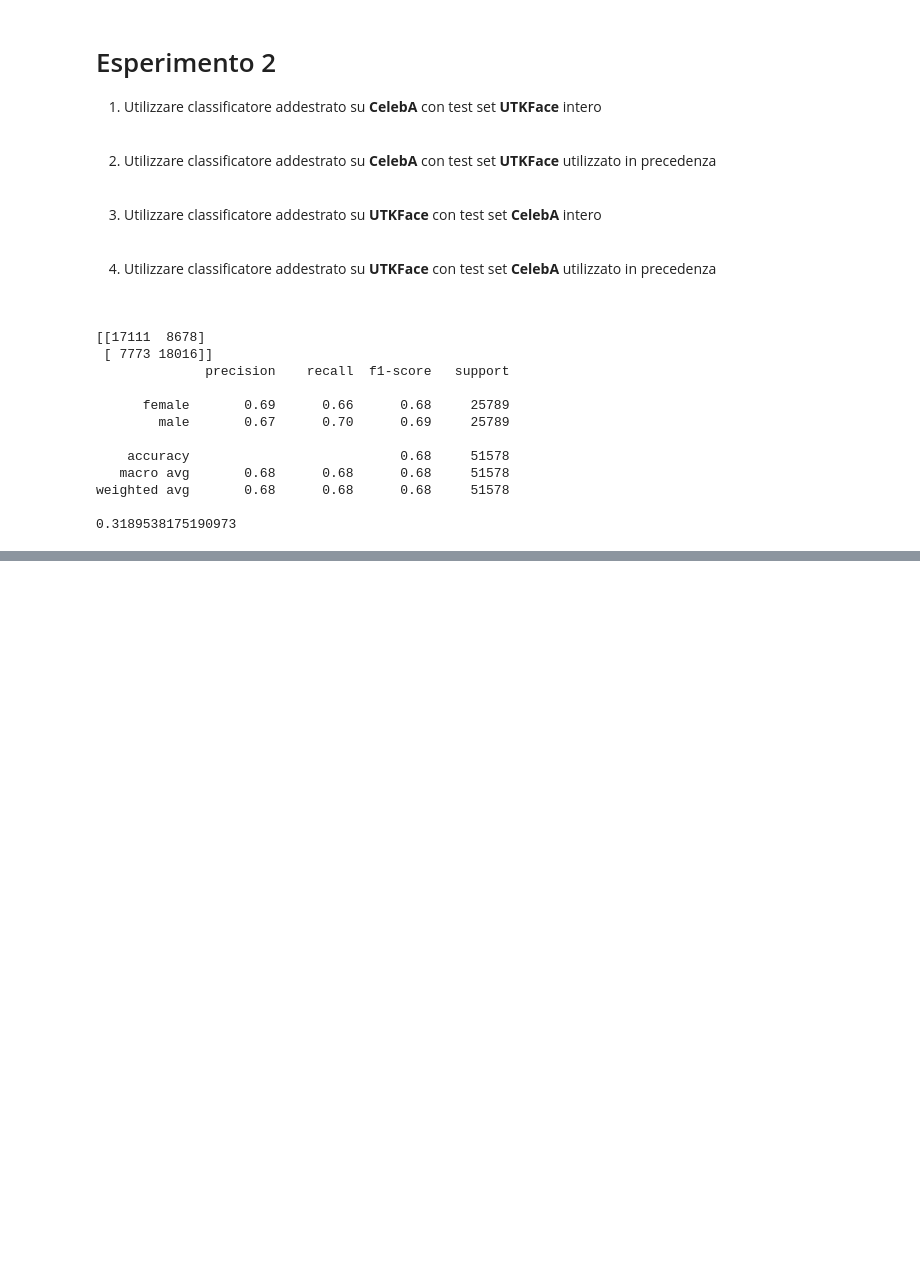
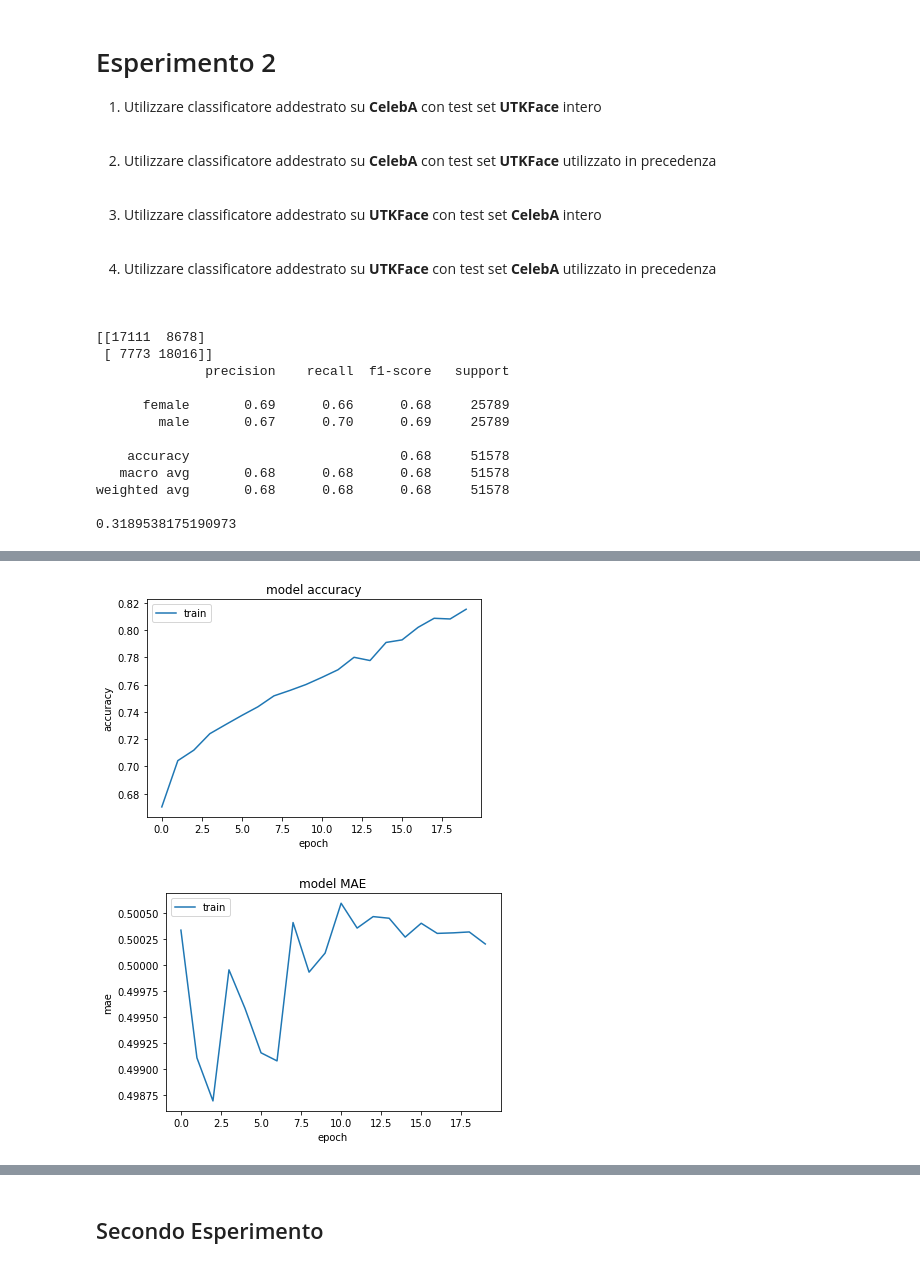
Before and after one commit to vincenzorusso12/Spider-Gender, a Jupyter notebook: Spider-Gender.ipynb, the cells around one changed output, grey strips where cells are left out. Drawn from its saved outputs; the diff is of its cells as text; code cells hidden in the pictures; blank space fills up the shorter version.

Commit message:
added Neural Network Classifier

```diff
--- a/Spider-Gender.ipynb
+++ b/Spider-Gender.ipynb
@@ -290,0 +296,74 @@ weighted avg       0.68      0.68      0.68     51578
+# %%
+from sklearn import metrics
+from numpy import loadtxt
+from sklearn import metrics
+from sklearn.svm import SVC
+from sklearn.metrics import classification_report, confusion_matrix
+from joblib import dump, load
+from sklearn.metrics import mean_absolute_error
+from numpy import savetxt
+import numpy as np
+import pandas as pd
+from sklearn.model_selection import train_test_split
+import tensorflow as tf
+import matplotlib.pyplot as plt
+
+
+
+
+labels= loadtxt('UTK_Even_Gender.csv',delimiter=',', usecols=(0,))
+data= loadtxt('UTK_Even_Gender.csv', delimiter=',',usecols=range(1,64))
+
+X_train, X_test, y_train, y_test = train_test_split(data, labels, test_size=0.3, shuffle=True,stratify=labels, random_state=42)
+
+model = tf.keras.models.Sequential()
+model.add(tf.keras.layers.Flatten(input_shape=(63,)))
+model.add(tf.keras.layers.Dense(768, activation='relu'))
+model.add(tf.keras.layers.Dense(768, activation='relu'))
+model.add(tf.keras.layers.Dense(2, activation='sigmoid'))
+
+
+opt = tf.keras.optimizers.Adam(learning_rate=0.0001)
+
+model.compile(optimizer = opt,
+         loss = 'sparse_categorical_crossentropy',
+         metrics = ['accuracy','mae'])
+history=model.fit(X_train, y_train, epochs = 20)
+
+print(history.history.keys())
+
+
+# summarize history for accuracy
+plt.plot(history.history['accuracy'])
+plt.title('model accuracy')
+plt.ylabel('accuracy')
+plt.xlabel('epoch')
+plt.legend(['train', 'test'], loc='upper left')
+plt.savefig('UTK accuracy.png')
+plt.show()
+
+# summarize history for loss
+plt.plot(history.history['mae'])
+plt.title('model MAE')
+plt.ylabel('mae')
+plt.xlabel('epoch')
+plt.legend(['train', 'test'], loc='upper left')
+plt.savefig('UTK loss.png')
+plt.show()
+
+
+y_pred=model.predict_classes(X_test)
+print(y_pred)
+savetxt('Exp2_Neural_network_CelebAonUTKPartial_predictinos',y_test,fmt='%i',delimiter=',')
+
+
+
+model.save('Neural_network_UTK_Even_Gender_Balanced')
+model.save_weights("UTK_Even_Gender_weights.h5")
+
+
+print(confusion_matrix(y_test,y_pred))
+print(classification_report(y_test,y_pred,target_names=['female','male']))
+
+print(mean_absolute_error(y_test, y_pred))
+# %% [output]
@@ -290,0 +387,2 @@ weighted avg       0.68      0.68      0.68     51578
+[figure, added]
+[figure, added]
@@ -290,0 +403,2 @@ weighted avg       0.68      0.68      0.68     51578
+# %% [markdown]
+## Secondo Esperimento
```
Also changed, not shown: parts of 3 cells of this notebook, 15 other files.
